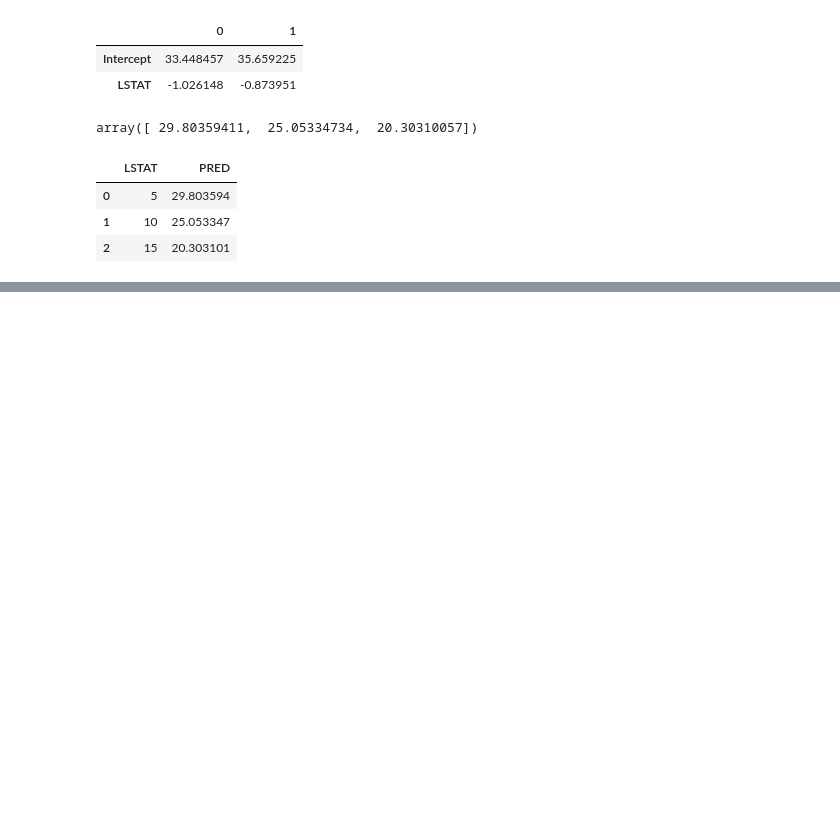
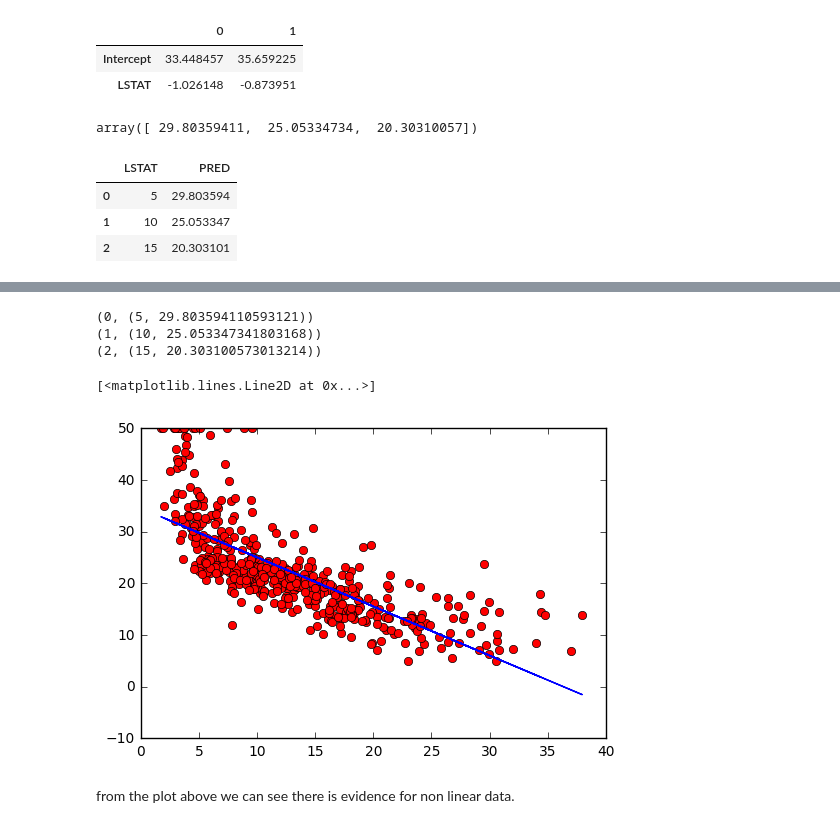
Before and after one commit to ishaanv/isl-labs-python, a Jupyter notebook: Linear Regression Lab.ipynb, the cells around one changed output, grey strips where cells are left out. Drawn from its saved outputs; the diff is of its cells as text; code cells hidden in the pictures; blank space fills up the shorter version.

Commit message:
:wrench: draft simple linear regression lab

```diff
--- a/Linear Regression Lab.ipynb
+++ b/Linear Regression Lab.ipynb
@@ -89,0 +137,16 @@ new_x
+# %%
+for ii in enumerate(zip(new_x['LSTAT'], new_x['PRED'])):
+    print(ii)
+# %% [output]
+(0, (5, 29.803594110593121))
+(1, (10, 25.053347341803168))
+(2, (15, 20.303100573013214))
+# %%
+# plot the regression
+plt.plot(bos['LSTAT'], bos['PRICE'], 'ro')
+plt.plot(bos['LSTAT'], res.fittedvalues, 'b')
+# %% [output]
+[<matplotlib.lines.Line2D at 0x...>]
+[figure, added]
+# %% [markdown]
+from the plot above we can see there is evidence for non linear data.
```
Also changed, not shown: parts of 6 cells of this notebook.
